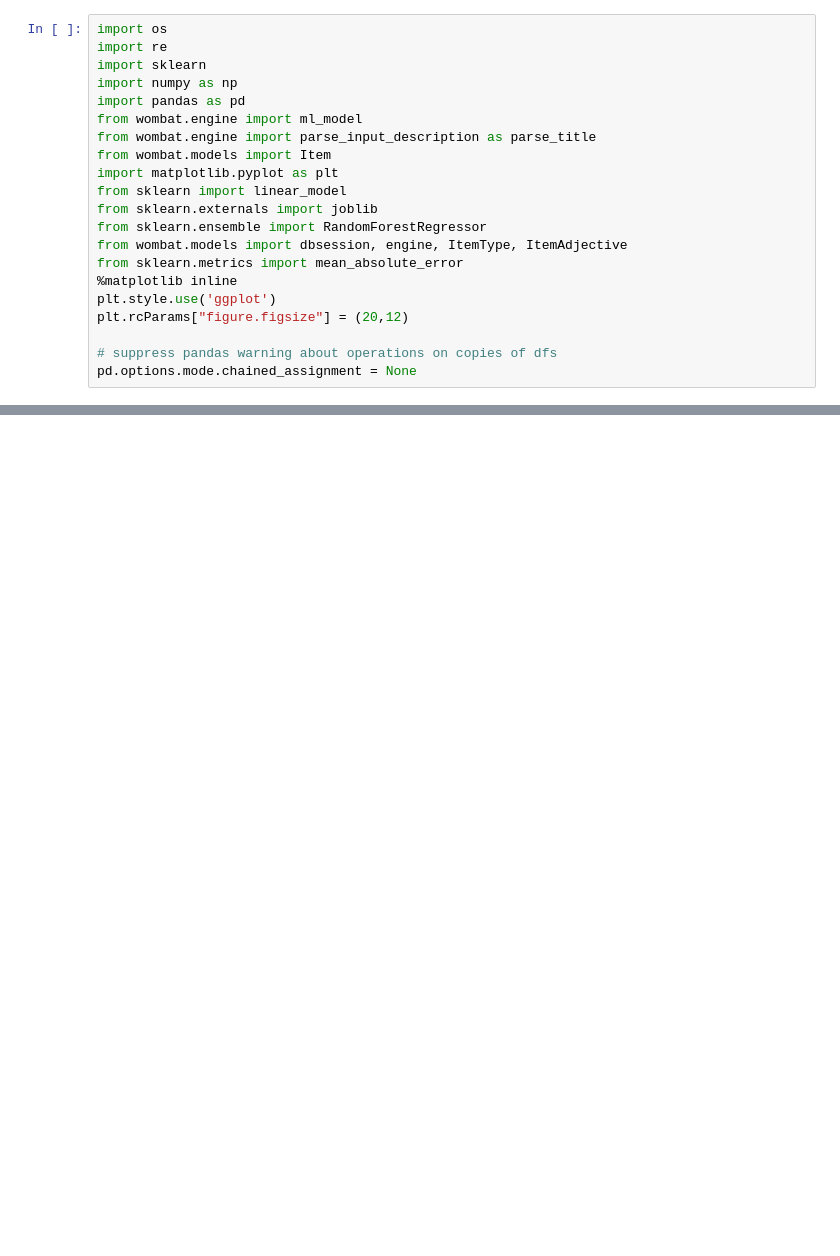
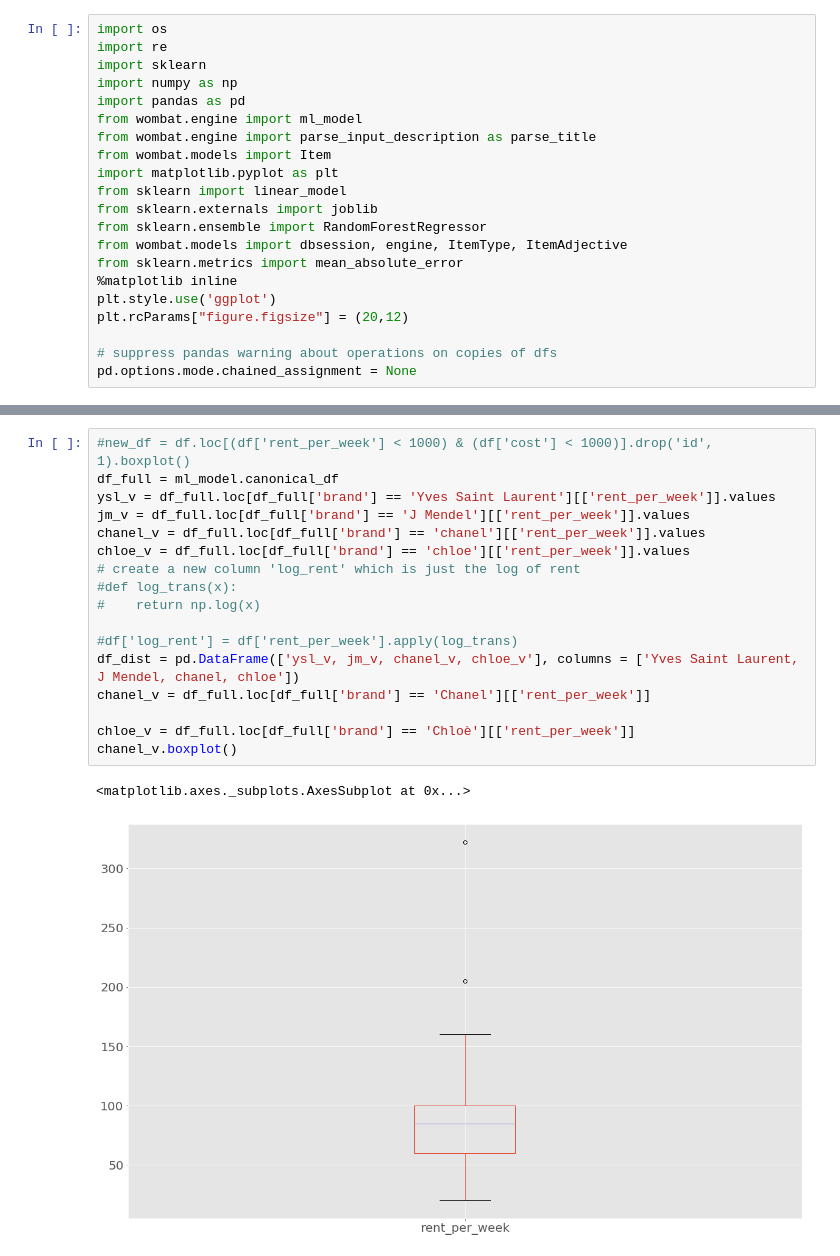
Before and after one commit to patrickspencer/regressthedress, a Jupyter notebook: testing/model_for_just_dresses.ipynb, the cells around one changed output, grey strips where cells are left out. Cells and saved outputs as stored; diff of their text form; blank space fills up the shorter version.

```diff
--- a/testing/model_for_just_dresses.ipynb
+++ b/testing/model_for_just_dresses.ipynb
@@ -333,0 +297,20 @@ plt.show()
+# %%
+#new_df = df.loc[(df['rent_per_week'] < 1000) & (df['cost'] < 1000)].drop('id', 1).boxplot()
+df_full = ml_model.canonical_df
+ysl_v = df_full.loc[df_full['brand'] == 'Yves Saint Laurent'][['rent_per_week']].values
+jm_v = df_full.loc[df_full['brand'] == 'J Mendel'][['rent_per_week']].values
+chanel_v = df_full.loc[df_full['brand'] == 'chanel'][['rent_per_week']].values
+chloe_v = df_full.loc[df_full['brand'] == 'chloe'][['rent_per_week']].values
+# create a new column 'log_rent' which is just the log of rent
+#def log_trans(x):
+#    return np.log(x)
+
+#df['log_rent'] = df['rent_per_week'].apply(log_trans)
+df_dist = pd.DataFrame(['ysl_v, jm_v, chanel_v, chloe_v'], columns = ['Yves Saint Laurent, J Mendel, chanel, chloe'])
+chanel_v = df_full.loc[df_full['brand'] == 'Chanel'][['rent_per_week']]
+
+chloe_v = df_full.loc[df_full['brand'] == 'Chloè'][['rent_per_week']]
+chanel_v.boxplot()
+# %% [output]
+<matplotlib.axes._subplots.AxesSubplot at 0x...>
+[figure, added]
```
Also changed, not shown: parts of 23 cells of this notebook, 3 other files.
